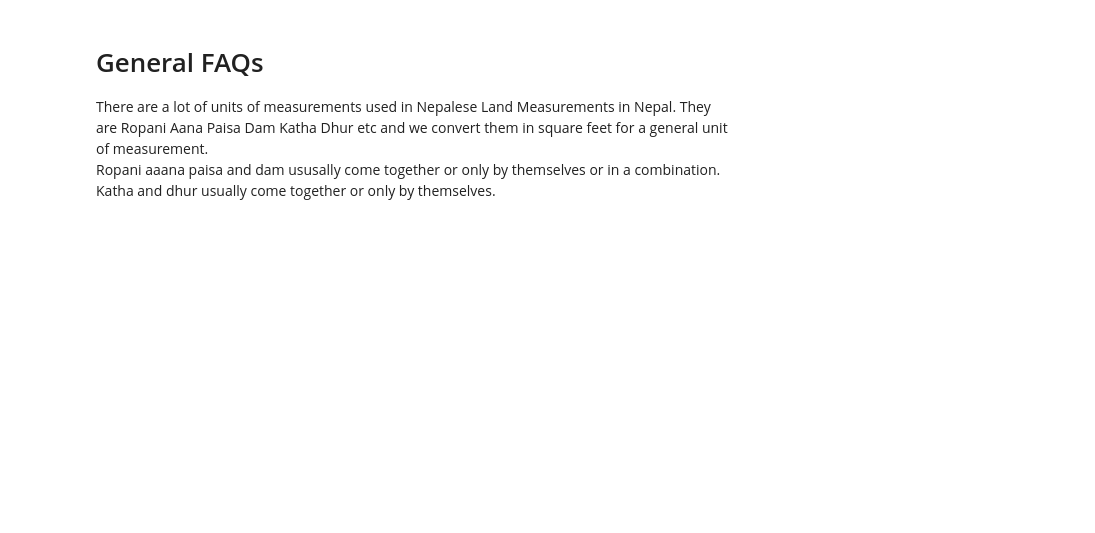
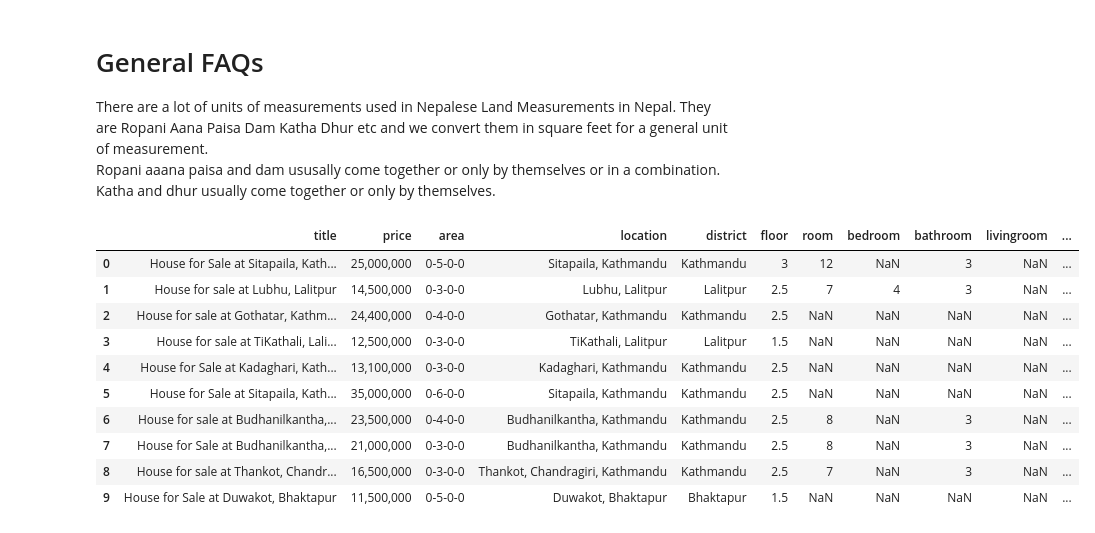
Before and after one commit to Sanoj32/Major-Project, a Jupyter notebook: jupyter_notebooks/99aana.ipynb, the cells around one changed output. Saved outputs shown, nothing was run; the diff lists cells and outputs as text; code cells hidden in the pictures; blank space fills up the shorter version.

```diff
--- a/jupyter_notebooks/99aana.ipynb
+++ b/jupyter_notebooks/99aana.ipynb
@@ -17,5 +17,18 @@ df = pd.read_csv('../csv_files/raw/99aana.csv',encoding='utf-8')
 # %%
 # remove sq m
 df['area'] =  df['area'].apply(lambda x: x.split('sq m')[1])
+df.head(10)
+# %% [output]
+|  | title | price | area | location | district | floor | room | bedroom | bathroom | livingroom | ... |
+| 0 | House for Sale at Sitapaila, Kath... | 25,000,000 | 0-5-0-0 | Sitapaila, Kathmandu | Kathmandu | 3 | 12 | NaN | 3 | NaN | ... |
+| 1 | House for sale at Lubhu, Lalitpur | 14,500,000 | 0-3-0-0 | Lubhu, Lalitpur | Lalitpur | 2.5 | 7 | 4 | 3 | NaN | ... |
+| 2 | House for sale at Gothatar, Kathm... | 24,400,000 | 0-4-0-0 | Gothatar, Kathmandu | Kathmandu | 2.5 | NaN | NaN | NaN | NaN | ... |
+| 3 | House for sale at TiKathali, Lali... | 12,500,000 | 0-3-0-0 | TiKathali, Lalitpur | Lalitpur | 1.5 | NaN | NaN | NaN | NaN | ... |
+| 4 | House for Sale at Kadaghari, Kath... | 13,100,000 | 0-3-0-0 | Kadaghari, Kathmandu | Kathmandu | 2.5 | NaN | NaN | NaN | NaN | ... |
+| 5 | House for Sale at Sitapaila, Kath... | 35,000,000 | 0-6-0-0 | Sitapaila, Kathmandu | Kathmandu | 2.5 | NaN | NaN | NaN | NaN | ... |
+| 6 | House for sale at Budhanilkantha,... | 23,500,000 | 0-4-0-0 | Budhanilkantha, Kathmandu | Kathmandu | 2.5 | 8 | NaN | 3 | NaN | ... |
+| 7 | House for Sale at Budhanilkantha,... | 21,000,000 | 0-3-0-0 | Budhanilkantha, Kathmandu | Kathmandu | 2.5 | 8 | NaN | 3 | NaN | ... |
+| 8 | House for sale at Thankot, Chandr... | 16,500,000 | 0-3-0-0 | Thankot, Chandragiri, Kathmandu | Kathmandu | 2.5 | 7 | NaN | 3 | NaN | ... |
+| 9 | House for Sale at Duwakot, Bhaktapur | 11,500,000 | 0-5-0-0 | Duwakot, Bhaktapur | Bhaktapur | 1.5 | NaN | NaN | NaN | NaN | ... |
 # %%
 pd.set_option('display.max_rows', None)
```
Also changed, not shown: parts of 15 cells of this notebook, 5 other files.
